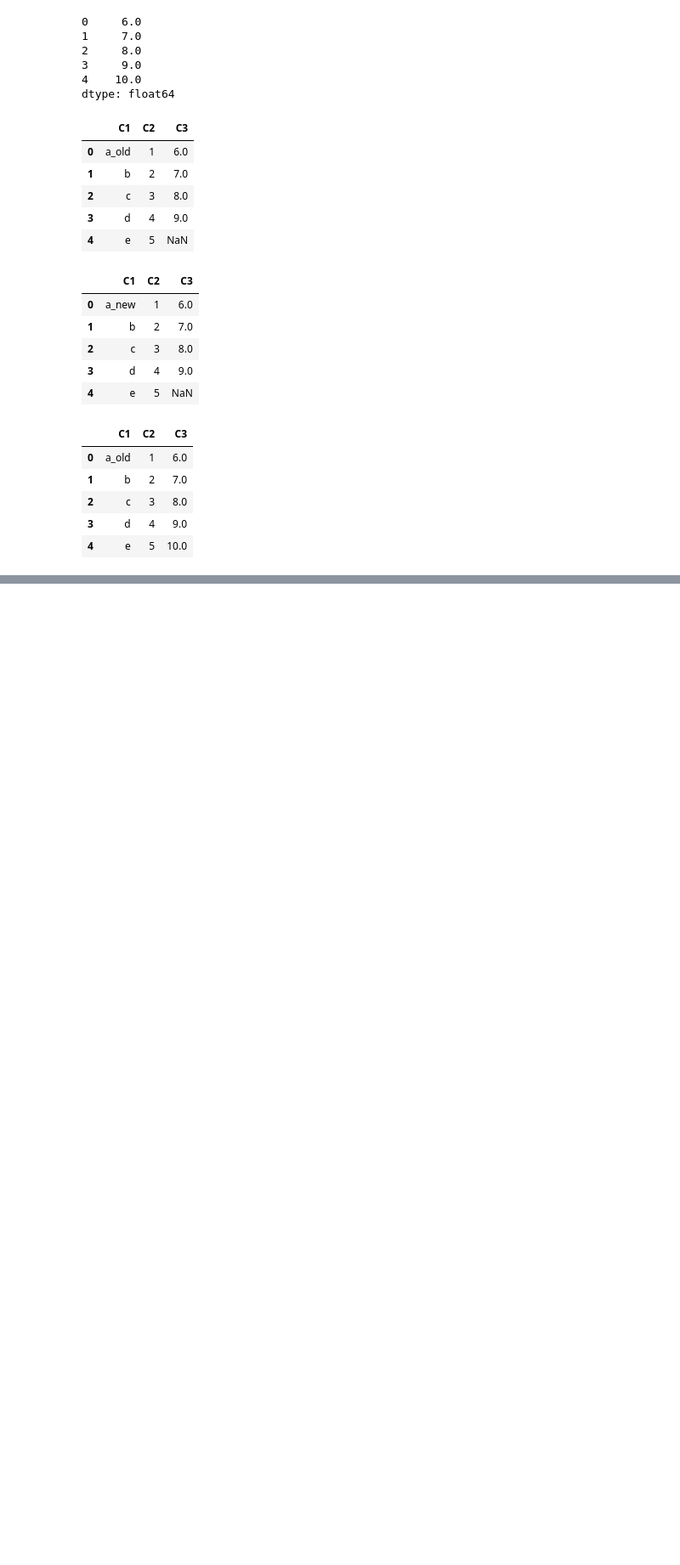
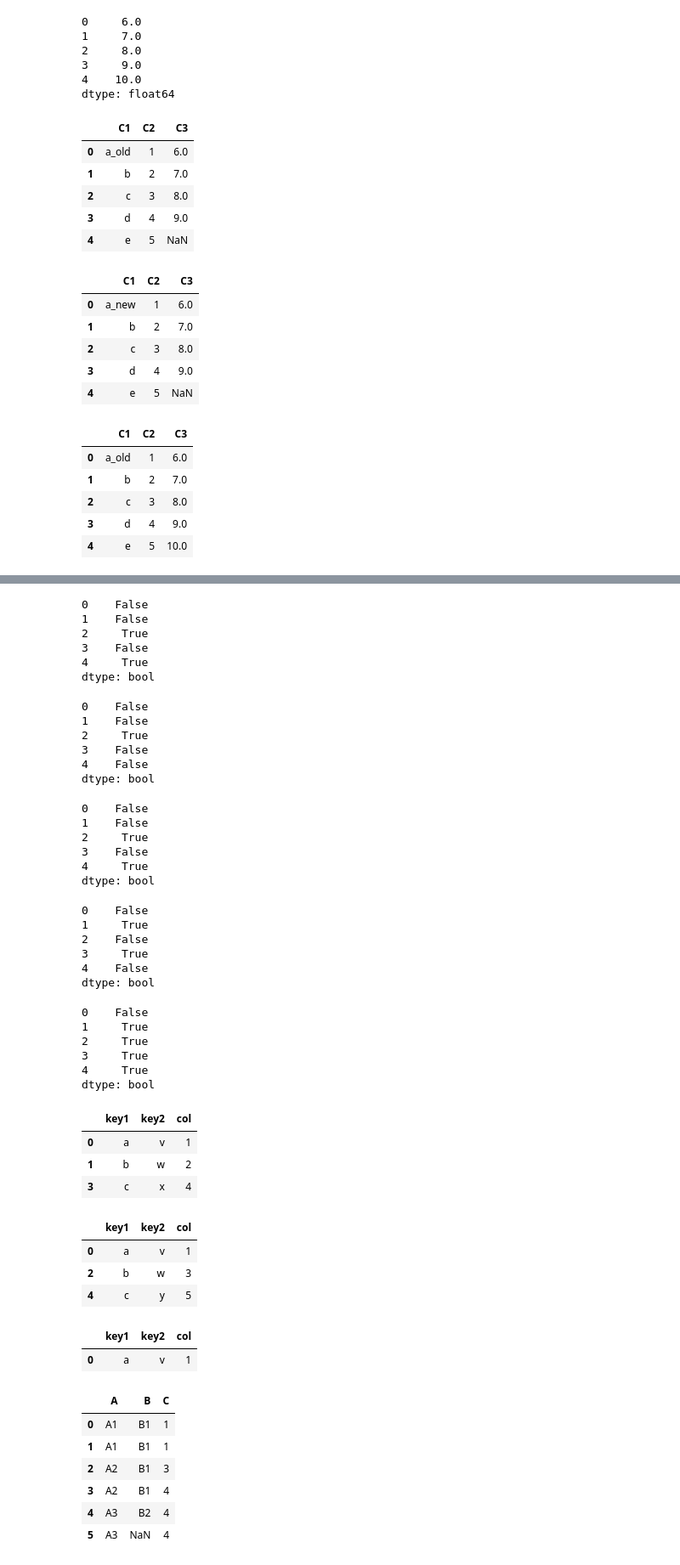
Before and after one commit to wanjuson/analyst_engineer, a Jupyter notebook: py_pandas02.ipynb, the cells around one changed output, grey strips where cells are left out. Shown at 85% size. Saved outputs shown, nothing was run; the diff lists cells and outputs as text; code cells hidden in the pictures; blank space fills up the shorter version.

```diff
--- a/py_pandas02.ipynb
+++ b/py_pandas02.ipynb
@@ -149,0 +165,64 @@ df.replace({'C3': np.nan}, {'C3': 10})
+# %%
+df.duplicated(['key1'])
+# %% [output]
+0    False
+1    False
+2     True
+3    False
+4     True
+dtype: bool
+# %%
+df.duplicated(['key1', 'key2'])
+# %% [output]
+0    False
+1    False
+2     True
+3    False
+4    False
+dtype: bool
+# %%
+df.duplicated(['key1'], keep='first') # by default
+# %% [output]
+0    False
+1    False
+2     True
+3    False
+4     True
+dtype: bool
+# %%
+df.duplicated(['key1'], keep='last')
+# %% [output]
+0    False
+1     True
+2    False
+3     True
+4    False
+dtype: bool
+# %%
+df.duplicated(['key1'], keep=False)
+# %% [output]
+0    False
+1     True
+2     True
+3     True
+4     True
+dtype: bool
+# %%
+df.drop_duplicates(['key1'], keep='first')
+# %% [output]
+|  | key1 | key2 | col |
+| 0 | a | v | 1 |
+| 1 | b | w | 2 |
+| 3 | c | x | 4 |
+# %%
+df.drop_duplicates(['key1'], keep='last')
+# %% [output]
+|  | key1 | key2 | col |
+| 0 | a | v | 1 |
+| 2 | b | w | 3 |
+| 4 | c | y | 5 |
+# %%
+df.drop_duplicates(['key1'], keep=False)
+# %% [output]
+|  | key1 | key2 | col |
+| 0 | a | v | 1 |
@@ -149,0 +233,13 @@ df.replace({'C3': np.nan}, {'C3': 10})
+# %%
+df = pd.DataFrame({'A': ['A1', 'A1', 'A2', 'A2', 'A3', 'A3'],
+'B': ['B1', 'B1', 'B1', 'B1', 'B2', np.nan],
+'C': [1, 1, 3, 4, 4, 4]})
+df
+# %% [output]
+|  | A | B | C |
+| 0 | A1 | B1 | 1 |
+| 1 | A1 | B1 | 1 |
+| 2 | A2 | B1 | 3 |
+| 3 | A2 | B1 | 4 |
+| 4 | A3 | B2 | 4 |
+| 5 | A3 | NaN | 4 |
```
Also changed, not shown: parts of 19 cells of this notebook.
